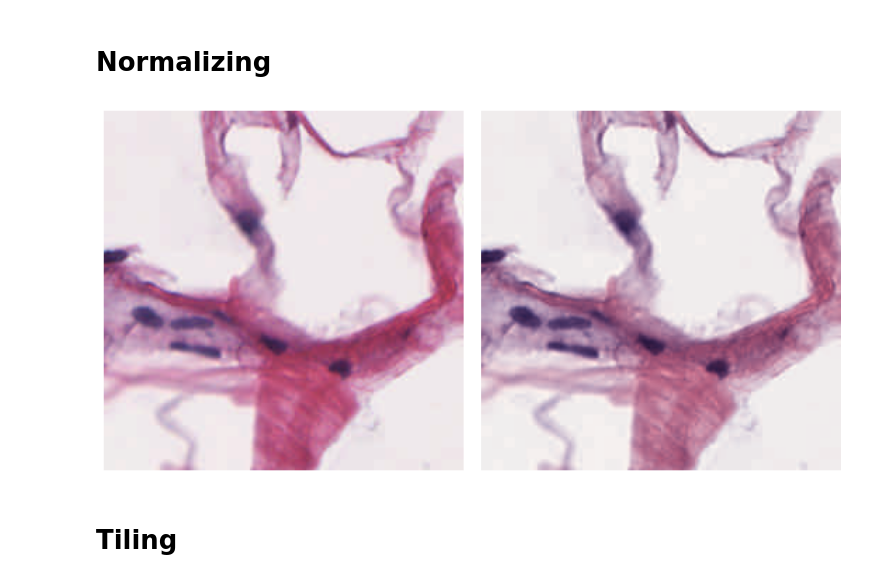
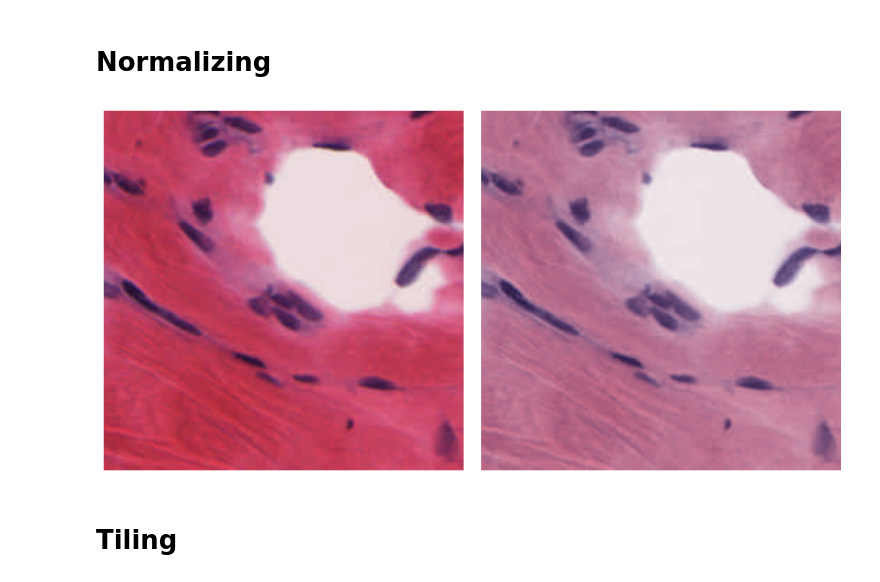
Before and after one commit to lolmomarchal/SlideLab, a Jupyter notebook: Example.ipynb, the cells around one changed output. Saved outputs shown, nothing was run; the diff lists cells and outputs as text; code cells hidden in the pictures.

```diff
--- a/Example.ipynb
+++ b/Example.ipynb
@@ -89,20 +81,21 @@ Normalizing
 # %%
 import TileNormalization
 import SlidePreprocessing
 import numpy as np
 size = 256
-x = 9000
+x = 9900
 y = 9000
 slide_region = slide.slide.read_region((x, y), 0, (size, size)).convert("RGB")
 norm = TileNormalization.normalizeStaining(np.array(slide_region))
 visualize(slide_region, norm)
 
+
 # through SlidePreprocessing
 # tile_information = "your path to a csv with some tile information"
 # result_path = "your result path"
 # normalized = SlidePreprocessing.normalize_tiles(tile_information, result_path)
 # %% [output]
-[figure, old version]
+[figure, new version]
 # %% [markdown]
 
 Tiling
```
Also changed, not shown: parts of 1 cell of this notebook, 3 other files.
